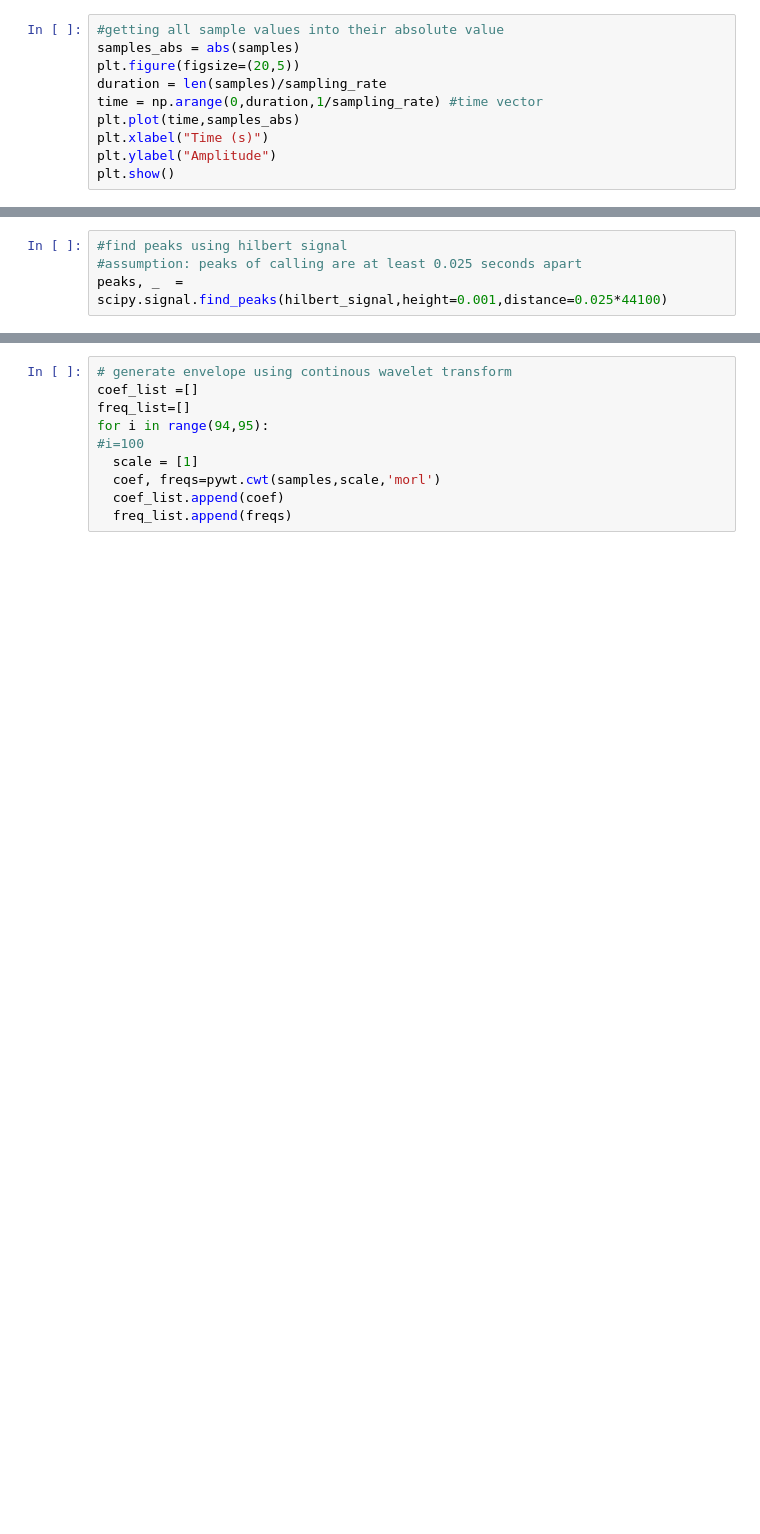
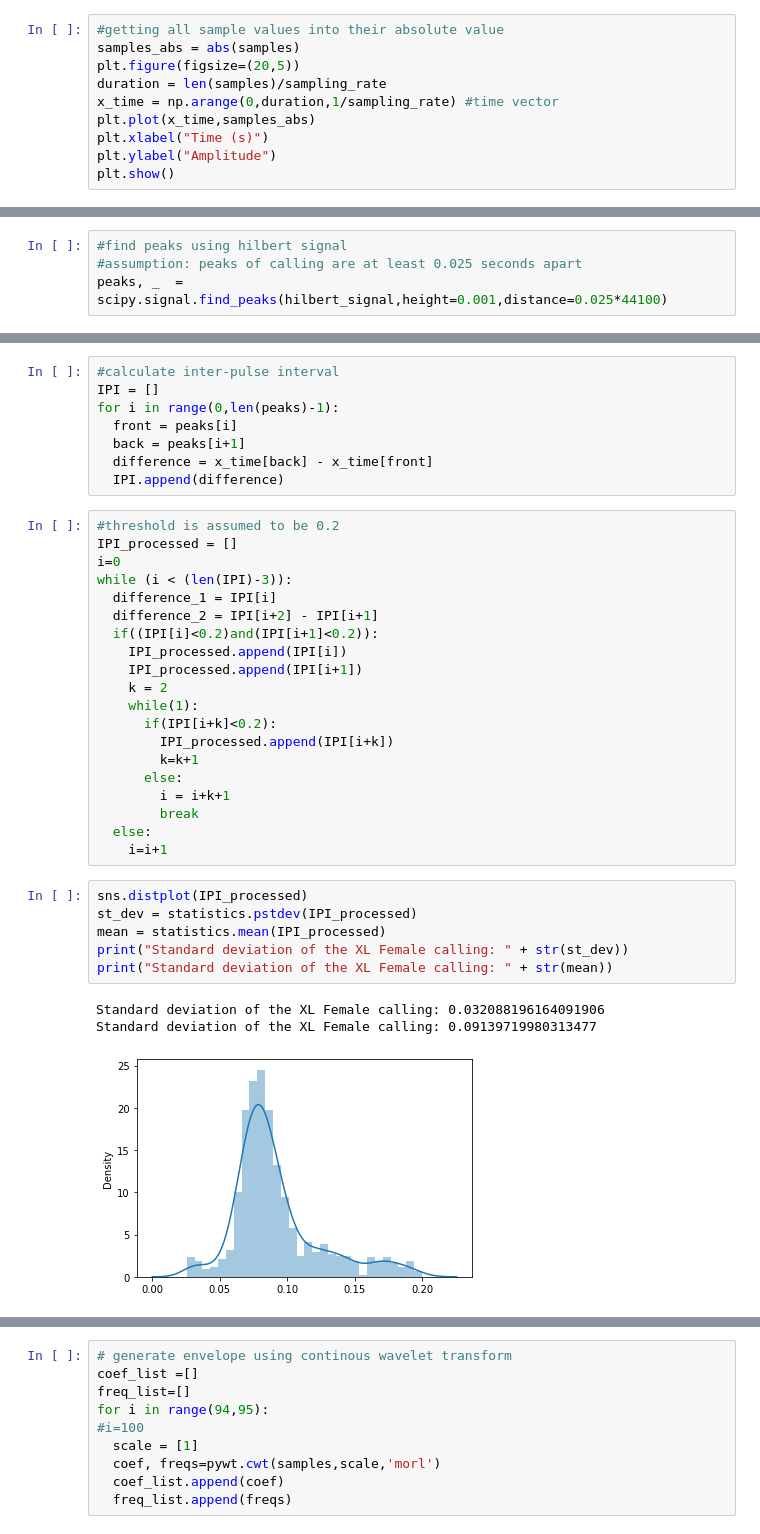
Before and after one commit to james-bole-pan/Xenopus_signal_processing, a Jupyter notebook: Wave_Envelope.ipynb, the cells around one changed output, grey strips where cells are left out. Cells and saved outputs as stored; diff of their text form; blank space fills up the shorter version.

Commit message:
In the process of working; understanding 1D CWT

```diff
--- a/Wave_Envelope.ipynb
+++ b/Wave_Envelope.ipynb
@@ -69,8 +71,8 @@ plt.show()
 samples_abs = abs(samples)
 plt.figure(figsize=(20,5))
 duration = len(samples)/sampling_rate
-time = np.arange(0,duration,1/sampling_rate) #time vector
-plt.plot(time,samples_abs)
+x_time = np.arange(0,duration,1/sampling_rate) #time vector
+plt.plot(x_time,samples_abs)
 plt.xlabel("Time (s)")
 plt.ylabel("Amplitude")
 plt.show()
@@ -100,4 +111,42 @@ plt.plot(time[peaks],hilbert_signal[peaks],'x')
 plt.show()
 # %% [output]
 [figure]
+# %%
+#calculate inter-pulse interval
+IPI = []
+for i in range(0,len(peaks)-1):
+  front = peaks[i]
+  back = peaks[i+1]
+  difference = x_time[back] - x_time[front]
+  IPI.append(difference)
+# %%
+#threshold is assumed to be 0.2
+IPI_processed = []
+i=0
+while (i < (len(IPI)-3)):
+  difference_1 = IPI[i]
+  difference_2 = IPI[i+2] - IPI[i+1]
+  if((IPI[i]<0.2)and(IPI[i+1]<0.2)):
+    IPI_processed.append(IPI[i])
+    IPI_processed.append(IPI[i+1])
+    k = 2
+    while(1):
+      if(IPI[i+k]<0.2):
+        IPI_processed.append(IPI[i+k])
+        k=k+1
+      else:
+        i = i+k+1
+        break
+  else:
+    i=i+1
+# %%
+sns.distplot(IPI_processed)
+st_dev = statistics.pstdev(IPI_processed)
+mean = statistics.mean(IPI_processed)
+print("Standard deviation of the XL Female calling: " + str(st_dev))
+print("Standard deviation of the XL Female calling: " + str(mean))
+# %% [output]
+Standard deviation of the XL Female calling: 0.032088196164091906
+Standard deviation of the XL Female calling: 0.09139719980313477
+[figure, added]
 # %%
```
Also changed, not shown: parts of 15 cells of this notebook.
